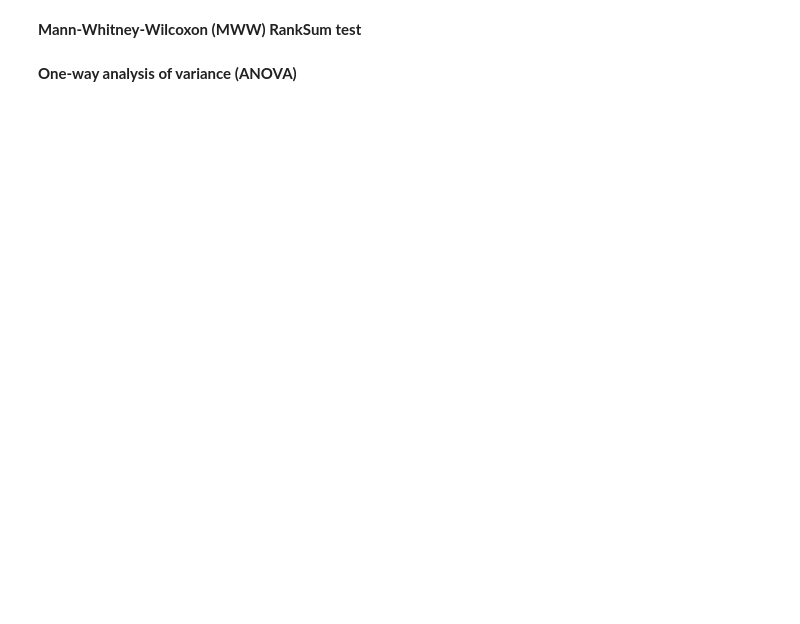
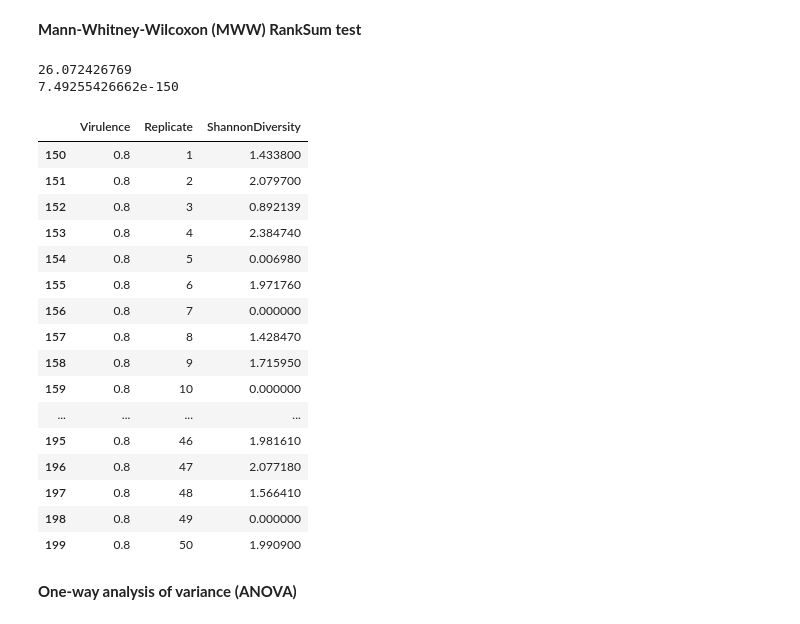
Before and after one commit to karthikhr024/python_classes, a Jupyter notebook: 4 - Statistics and Machine Learning using Python.ipynb, the cells around one changed output. Saved outputs shown, nothing was run; the diff lists cells and outputs as text; code cells hidden in the pictures; blank space fills up the shorter version.

```diff
--- a/4 - Statistics and Machine Learning using Python.ipynb
+++ b/4 - Statistics and Machine Learning using Python.ipynb
@@ -531,13 +822,34 @@ print stats.sem(experimentDF["ShannonDiversity"])
 # %% [markdown]
 **Mann-Whitney-Wilcoxon (MWW) RankSum test**
 # %%
-treatment1 = experimentDF[experimentDF["Virulence"] == 0.5]["ShannonDiversity"]
-treatment2 = experimentDF[experimentDF["Virulence"] == 0.8]["ShannonDiversity"]
-
+treatment1 = experimentDF[experimentDF["Virulence"] == 0.5]
+treatment2 = experimentDF[experimentDF["Virulence"] == 0.8]
 z_stat, p_val = stats.ranksums(treatment1, treatment2)
 
 print z_stat
 print p_val   # < 0.05 - treatment1 and treament2 significantly differ
+
+treatment2
+# %% [output]
+26.072426769
+7.49255426662e-150
+|  | Virulence | Replicate | ShannonDiversity |
+| 150 | 0.8 | 1 | 1.433800 |
+| 151 | 0.8 | 2 | 2.079700 |
+| 152 | 0.8 | 3 | 0.892139 |
+| 153 | 0.8 | 4 | 2.384740 |
+| 154 | 0.8 | 5 | 0.006980 |
+| 155 | 0.8 | 6 | 1.971760 |
+| 156 | 0.8 | 7 | 0.000000 |
+| 157 | 0.8 | 8 | 1.428470 |
+| 158 | 0.8 | 9 | 1.715950 |
+| 159 | 0.8 | 10 | 0.000000 |
+| ... | ... | ... | ... |
+| 195 | 0.8 | 46 | 1.981610 |
+| 196 | 0.8 | 47 | 2.077180 |
+| 197 | 0.8 | 48 | 1.566410 |
+| 198 | 0.8 | 49 | 0.000000 |
+| 199 | 0.8 | 50 | 1.990900 |
 # %% [markdown]
 **One-way analysis of variance (ANOVA)**
 # %%
```
Also changed, not shown: parts of 56 cells of this notebook, 1 other file.
